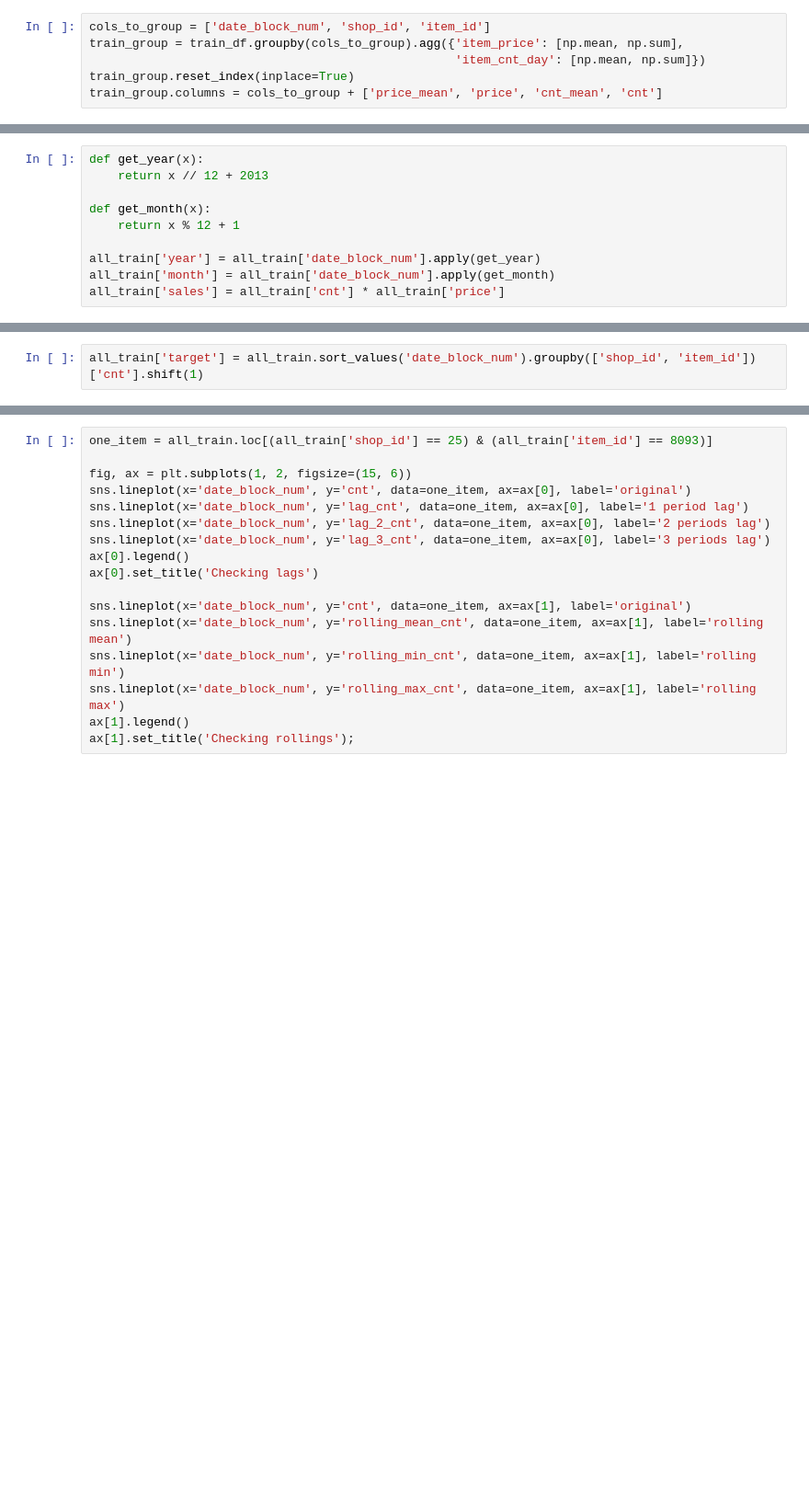
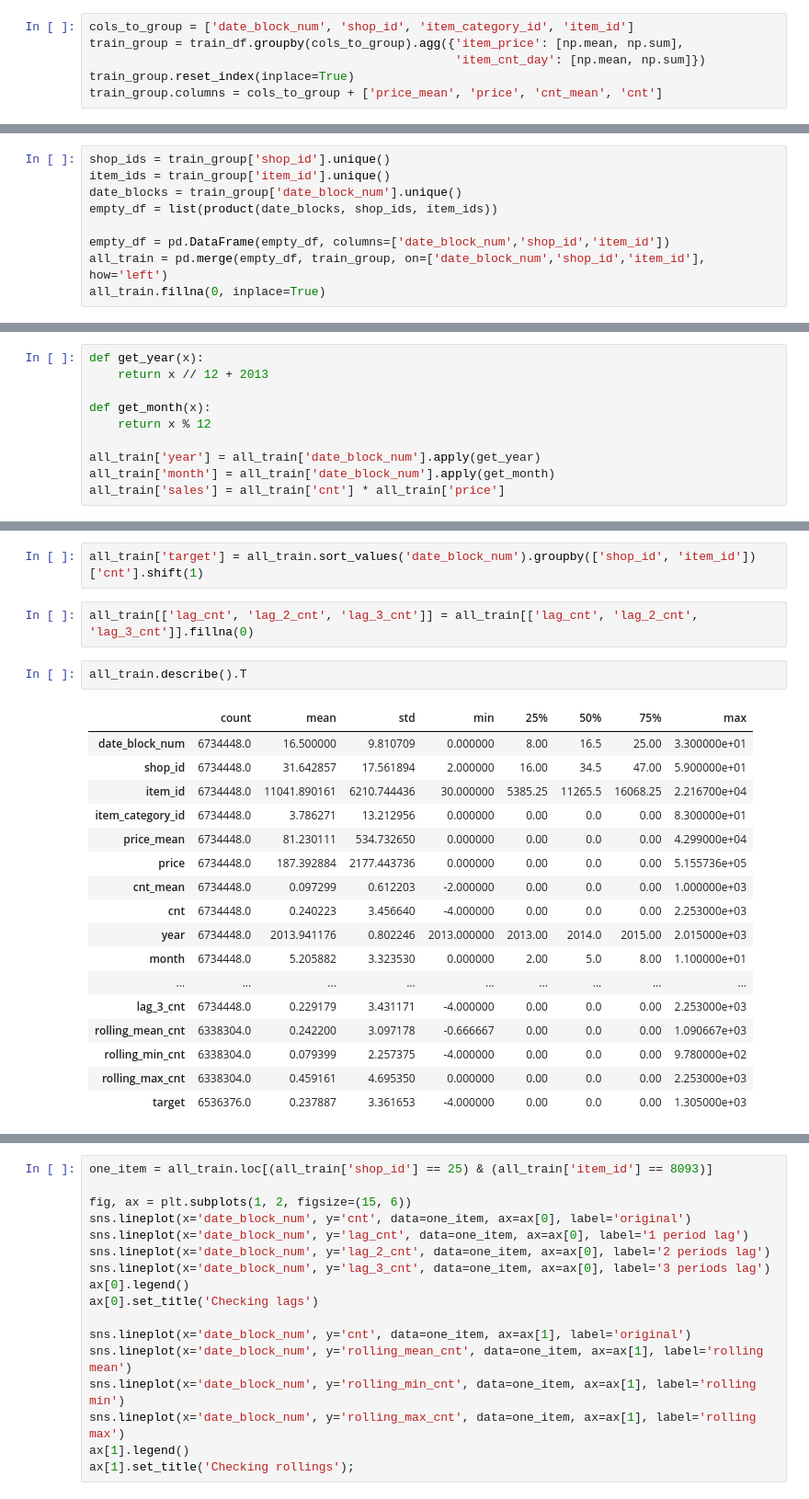
Before and after one commit to Bounty1993/ML-scripts, a Jupyter notebook: future_sales.ipynb, the cells around one changed output, grey strips where cells are left out. Shown at 92% size. Saved outputs shown, nothing was run; the diff lists cells and outputs as text; blank space fills up the shorter version.

```diff
--- a/future_sales.ipynb
+++ b/future_sales.ipynb
@@ -187,5 +131,5 @@ train_df.shape
 # %%
-cols_to_group = ['date_block_num', 'shop_id', 'item_id']
+cols_to_group = ['date_block_num', 'shop_id', 'item_category_id', 'item_id']
 train_group = train_df.groupby(cols_to_group).agg({'item_price': [np.mean, np.sum],
                                                    'item_cnt_day': [np.mean, np.sum]})
 train_group.reset_index(inplace=True)
@@ -205,0 +146,9 @@ all_train.fillna(0, inplace=True)
+# %%
+shop_ids = train_group['shop_id'].unique()
+item_ids = train_group['item_id'].unique()
+date_blocks = train_group['date_block_num'].unique()
+empty_df = list(product(date_blocks, shop_ids, item_ids))
+
+empty_df = pd.DataFrame(empty_df, columns=['date_block_num','shop_id','item_id'])
+all_train = pd.merge(empty_df, train_group, on=['date_block_num','shop_id','item_id'], how='left')
+all_train.fillna(0, inplace=True)
@@ -210,7 +171,7 @@ def get_year(x):
     return x // 12 + 2013
 
 def get_month(x):
-    return x % 12 + 1
+    return x % 12
 
 all_train['year'] = all_train['date_block_num'].apply(get_year)
 all_train['month'] = all_train['date_block_num'].apply(get_month)
@@ -240,3 +216,25 @@ all_train['rolling_max_cnt'] = all_train.sort_values('date_block_num') \
                                         .groupby(['shop_id', 'item_id'])['cnt'].apply(rolling_max)
 # %%
 all_train['target'] = all_train.sort_values('date_block_num').groupby(['shop_id', 'item_id'])['cnt'].shift(1)
+# %%
+all_train[['lag_cnt', 'lag_2_cnt', 'lag_3_cnt']] = all_train[['lag_cnt', 'lag_2_cnt', 'lag_3_cnt']].fillna(0)
+# %%
+all_train.describe().T
+# %% [output]
+|  | count | mean | std | min | 25% | 50% | 75% | max |
+| date_block_num | 6734448.0 | 16.500000 | 9.810709 | 0.000000 | 8.00 | 16.5 | 25.00 | 3.300000e+01 |
+| shop_id | 6734448.0 | 31.642857 | 17.561894 | 2.000000 | 16.00 | 34.5 | 47.00 | 5.900000e+01 |
+| item_id | 6734448.0 | 11041.890161 | 6210.744436 | 30.000000 | 5385.25 | 11265.5 | 16068.25 | 2.216700e+04 |
+| item_category_id | 6734448.0 | 3.786271 | 13.212956 | 0.000000 | 0.00 | 0.0 | 0.00 | 8.300000e+01 |
+| price_mean | 6734448.0 | 81.230111 | 534.732650 | 0.000000 | 0.00 | 0.0 | 0.00 | 4.299000e+04 |
+| price | 6734448.0 | 187.392884 | 2177.443736 | 0.000000 | 0.00 | 0.0 | 0.00 | 5.155736e+05 |
+| cnt_mean | 6734448.0 | 0.097299 | 0.612203 | -2.000000 | 0.00 | 0.0 | 0.00 | 1.000000e+03 |
+| cnt | 6734448.0 | 0.240223 | 3.456640 | -4.000000 | 0.00 | 0.0 | 0.00 | 2.253000e+03 |
+| year | 6734448.0 | 2013.941176 | 0.802246 | 2013.000000 | 2013.00 | 2014.0 | 2015.00 | 2.015000e+03 |
+| month | 6734448.0 | 5.205882 | 3.323530 | 0.000000 | 2.00 | 5.0 | 8.00 | 1.100000e+01 |
+| ... | ... | ... | ... | ... | ... | ... | ... | ... |
+| lag_3_cnt | 6734448.0 | 0.229179 | 3.431171 | -4.000000 | 0.00 | 0.0 | 0.00 | 2.253000e+03 |
+| rolling_mean_cnt | 6338304.0 | 0.242200 | 3.097178 | -0.666667 | 0.00 | 0.0 | 0.00 | 1.090667e+03 |
+| rolling_min_cnt | 6338304.0 | 0.079399 | 2.257375 | -4.000000 | 0.00 | 0.0 | 0.00 | 9.780000e+02 |
+| rolling_max_cnt | 6338304.0 | 0.459161 | 4.695350 | 0.000000 | 0.00 | 0.0 | 0.00 | 2.253000e+03 |
+| target | 6536376.0 | 0.237887 | 3.361653 | -4.000000 | 0.00 | 0.0 | 0.00 | 1.305000e+03 |
```
Also changed, not shown: parts of 28 cells of this notebook.
